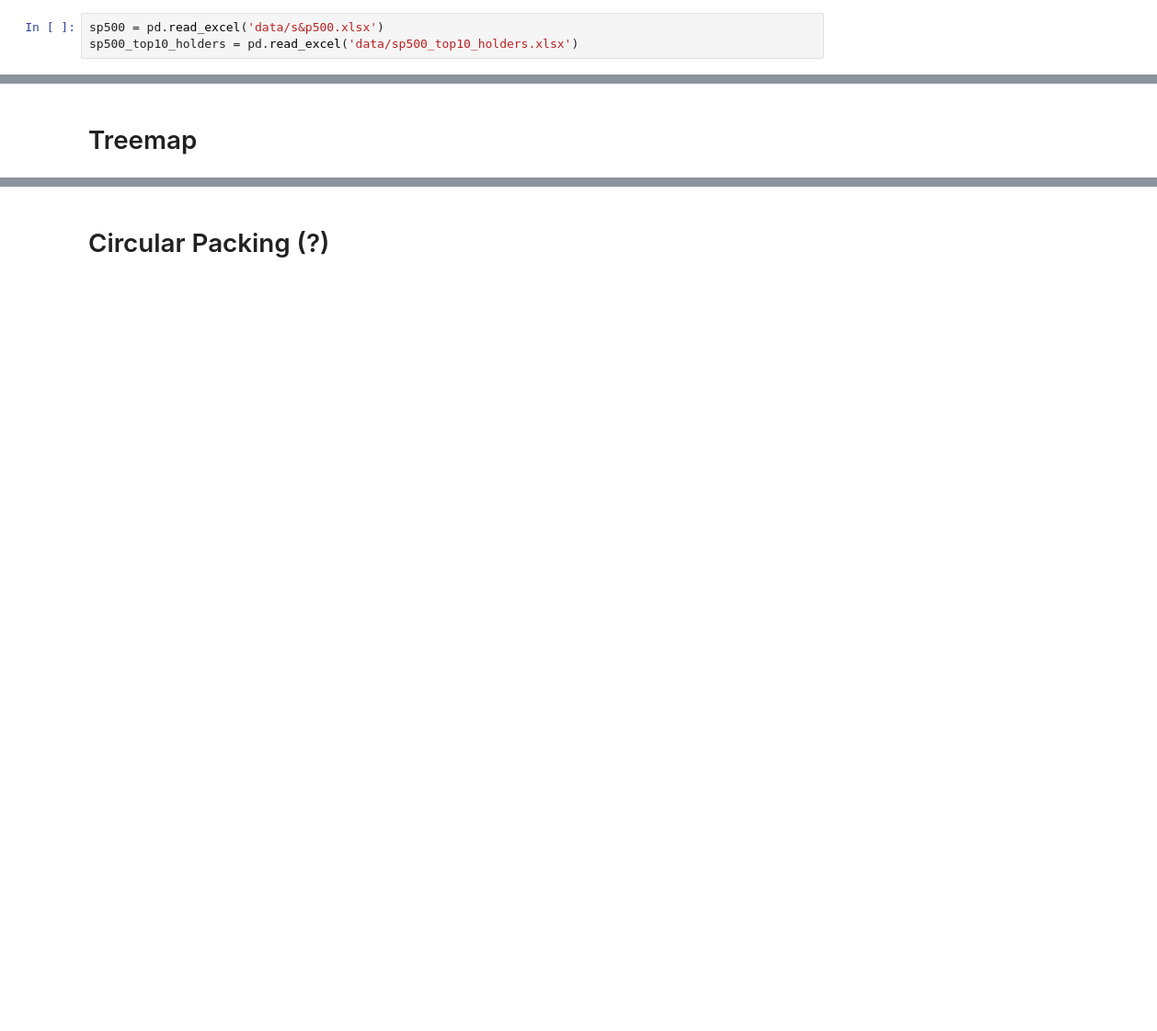
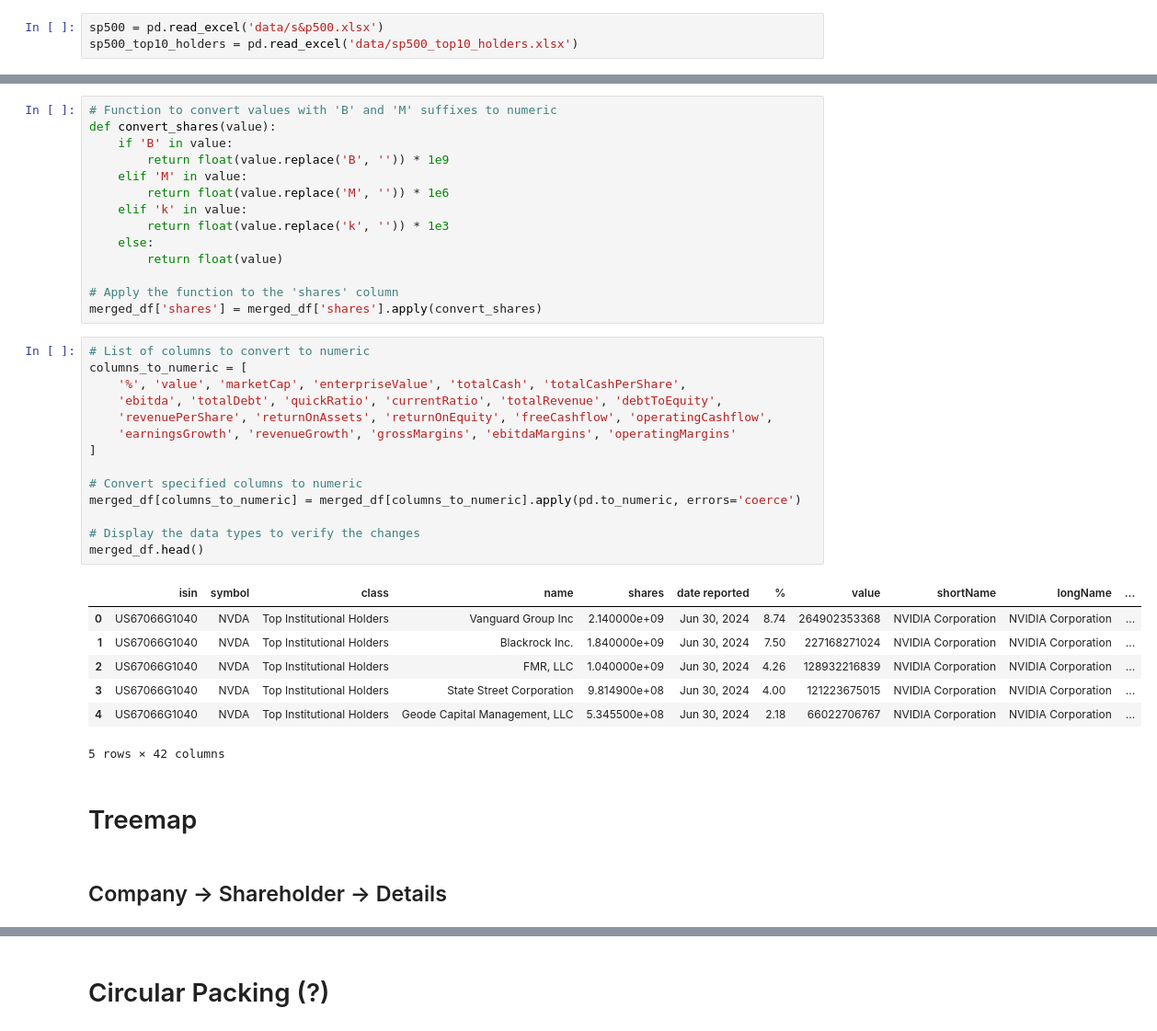
Before and after one commit to GuiPereira77/taim2425-infovis-SP500, a Jupyter notebook: notebook.ipynb, the cells around one changed output, grey strips where cells are left out. Shown at 92% size. Drawn from its saved outputs; the diff is of its cells as text; blank space fills up the shorter version.

```diff
--- a/notebook.ipynb
+++ b/notebook.ipynb
@@ -22,3 +46,41 @@ merged_df.head()
+# %%
+# Function to convert values with 'B' and 'M' suffixes to numeric
+def convert_shares(value):
+    if 'B' in value:
+        return float(value.replace('B', '')) * 1e9
+    elif 'M' in value:
+        return float(value.replace('M', '')) * 1e6
+    elif 'k' in value:
+        return float(value.replace('k', '')) * 1e3
+    else:
+        return float(value)
+
+# Apply the function to the 'shares' column
+merged_df['shares'] = merged_df['shares'].apply(convert_shares)
+# %%
+# List of columns to convert to numeric
+columns_to_numeric = [
+    '%', 'value', 'marketCap', 'enterpriseValue', 'totalCash', 'totalCashPerShare',
+    'ebitda', 'totalDebt', 'quickRatio', 'currentRatio', 'totalRevenue', 'debtToEquity',
+    'revenuePerShare', 'returnOnAssets', 'returnOnEquity', 'freeCashflow', 'operatingCashflow',
+    'earningsGrowth', 'revenueGrowth', 'grossMargins', 'ebitdaMargins', 'operatingMargins'
+]
+
+# Convert specified columns to numeric
+merged_df[columns_to_numeric] = merged_df[columns_to_numeric].apply(pd.to_numeric, errors='coerce')
+
+# Display the data types to verify the changes
+merged_df.head()
+# %% [output]
+|  | isin | symbol | class | name | shares | date reported | % | value | shortName | longName | ... |
+| 0 | US67066G1040 | NVDA | Top Institutional Holders | Vanguard Group Inc | 2.140000e+09 | Jun 30, 2024 | 8.74 | 264902353368 | NVIDIA Corporation | NVIDIA Corporation | ... |
+| 1 | US67066G1040 | NVDA | Top Institutional Holders | Blackrock Inc. | 1.840000e+09 | Jun 30, 2024 | 7.50 | 227168271024 | NVIDIA Corporation | NVIDIA Corporation | ... |
+| 2 | US67066G1040 | NVDA | Top Institutional Holders | FMR, LLC | 1.040000e+09 | Jun 30, 2024 | 4.26 | 128932216839 | NVIDIA Corporation | NVIDIA Corporation | ... |
+| 3 | US67066G1040 | NVDA | Top Institutional Holders | State Street Corporation | 9.814900e+08 | Jun 30, 2024 | 4.00 | 121223675015 | NVIDIA Corporation | NVIDIA Corporation | ... |
+| 4 | US67066G1040 | NVDA | Top Institutional Holders | Geode Capital Management, LLC | 5.345500e+08 | Jun 30, 2024 | 2.18 | 66022706767 | NVIDIA Corporation | NVIDIA Corporation | ... |
+5 rows × 42 columns
 # %% [markdown]
 # Treemap
+# %% [markdown]
+## Company -> Shareholder -> Details
 # %%
```
Also changed, not shown: parts of 5 cells of this notebook.
